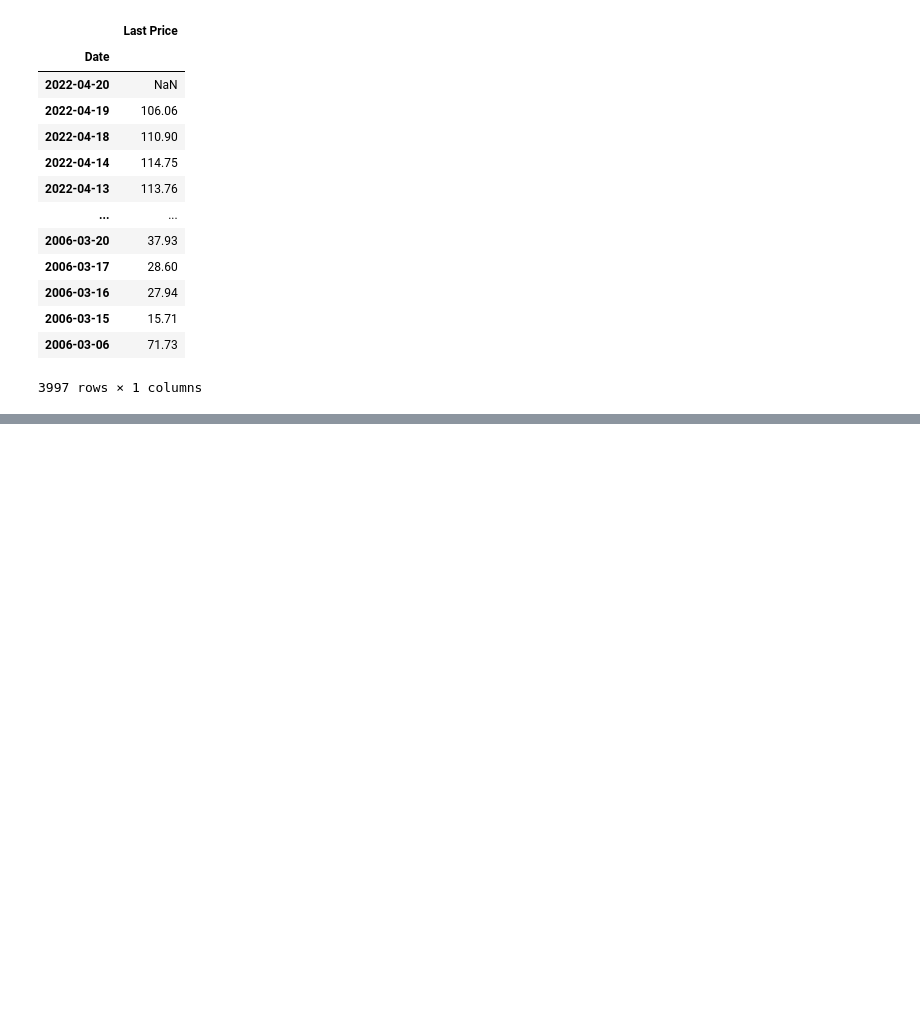
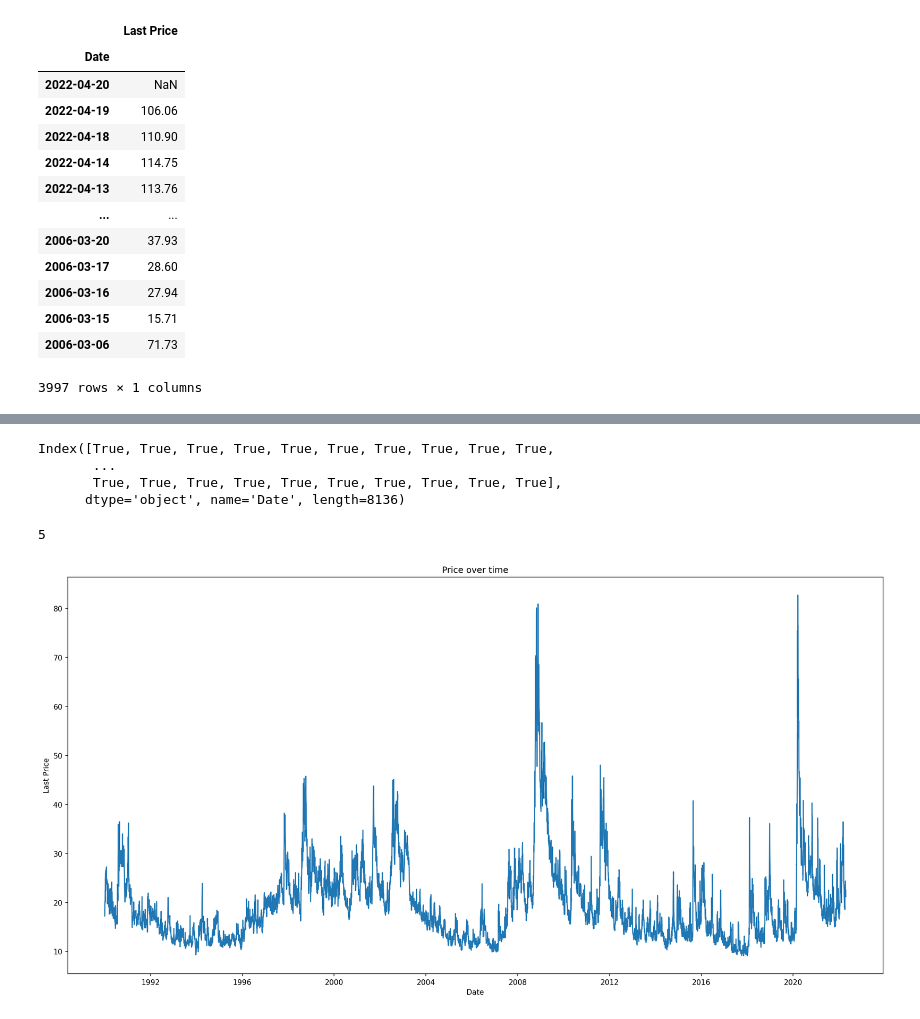
Before and after one commit to w1767/PhD, a Jupyter notebook: ARIMA_LSTM_SVM_RF_CNN_05_july.ipynb, the cells around one changed output, grey strips where cells are left out. Cells and saved outputs as stored; diff of their text form; code cells hidden in the pictures; blank space fills up the shorter version.

```diff
--- a/ARIMA_LSTM_SVM_RF_CNN_05_july.ipynb
+++ b/ARIMA_LSTM_SVM_RF_CNN_05_july.ipynb
@@ -174,0 +193,26 @@ df_Valid
+# %%
+# checking the business day's in the dataframe
+
+isBusinessDay = BDay().onOffset
+match_series = pd.to_datetime(df.index).map(isBusinessDay)
+match_series
+# %% [output]
+Index([True, True, True, True, True, True, True, True, True, True,
+       ...
+       True, True, True, True, True, True, True, True, True, True],
+      dtype='object', name='Date', length=8136)
+# %%
+# printing the number of unique value according to the day of the week
+#the dataset only contains the week days
+df.index.dayofweek.nunique()
+# %% [output]
+5
+# %%
+# plotting price over time to check frequency and trend
+plt.figure(figsize=(20,10),dpi=150)
+plt.plot(df.index, df['Last Price'], color ='tab:blue')
+plt.gca().set(title='Price over time',
+xlabel='Date', ylabel='Last Price')
+plt.show()
+# %% [output]
+[figure, added]
```
Also changed, not shown: parts of 5 cells of this notebook.
